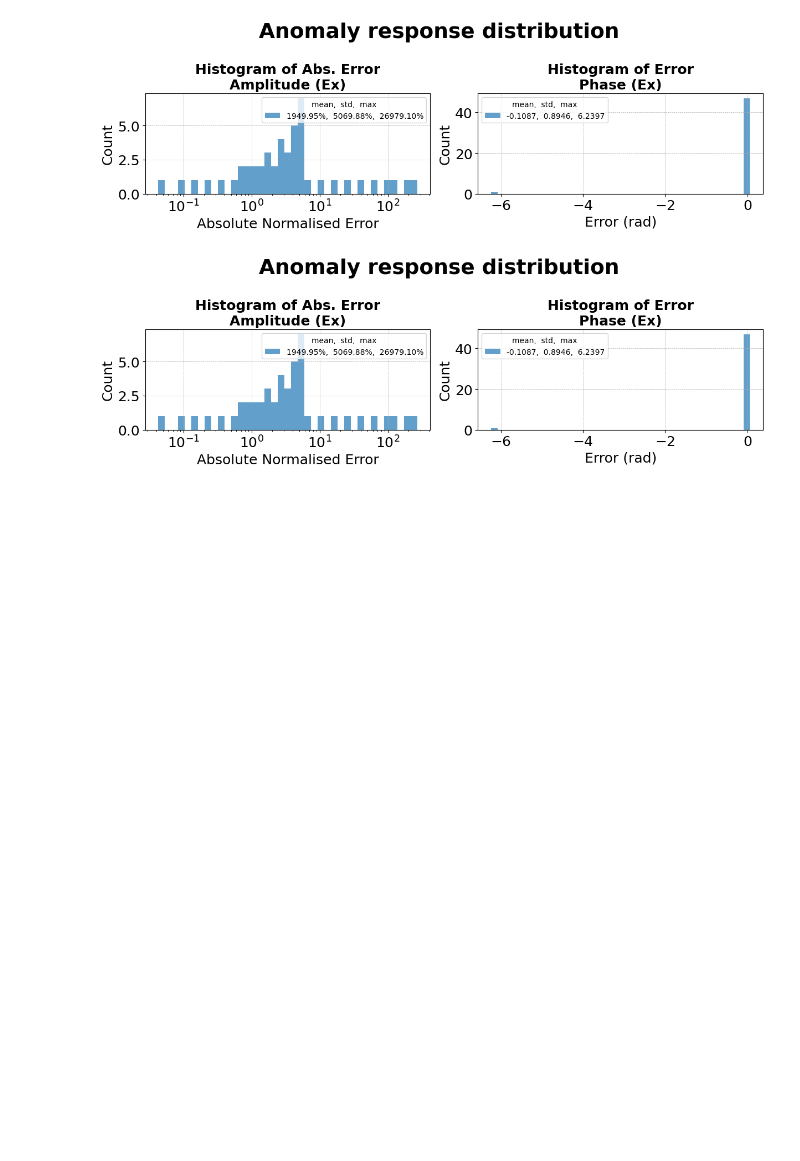
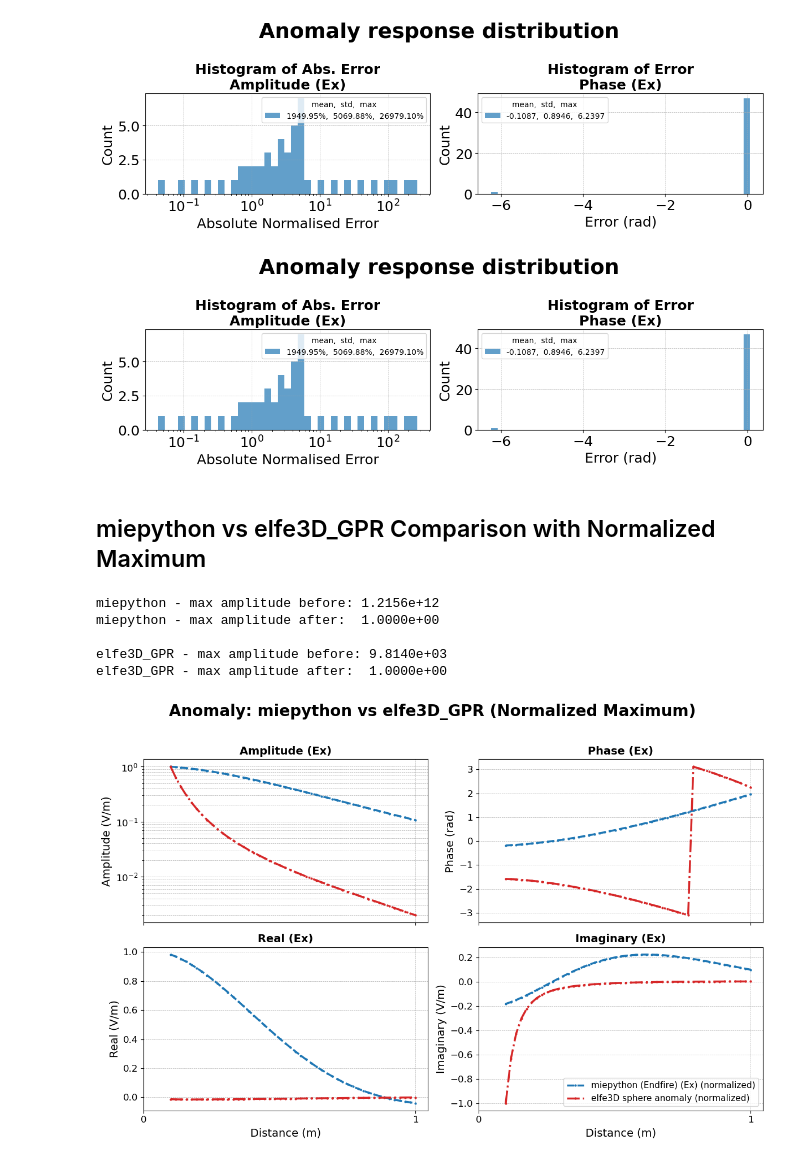
Before and after one commit to emsig/elfe3D_GPR, a Jupyter notebook: examples/04_anomalous_earth/anomaly_sphere_hs.ipynb, the cells around one changed output. Cells and saved outputs as stored; diff of their text form; code cells hidden in the pictures; blank space fills up the shorter version.

Commit message:
More Changes for the spherical anomaly plotting

```diff
--- a/examples/04_anomalous_earth/anomaly_sphere_hs.ipynb
+++ b/examples/04_anomalous_earth/anomaly_sphere_hs.ipynb
@@ -200,12 +200,19 @@ r : 0.100 – 1.000 m   (48 receivers)
 # Background reference = two-layer model without the anomaly
 # Same CSV as the two-layered example — the anomaly response is the
 # difference between this and the anomaly run.
-ANALYTICAL_DIR = r'F:\Projects\EMGeoInversion\elfe3D_GPR\data\data_semi_analytical'
+ANALYTICAL_DIR  = r'F:\Projects\EMGeoInversion\elfe3D_GPR\data\data_semi_analytical'
+ANOMALY_DIR     = r'F:\Projects\EMGeoInversion\elfe3D_GPR\data\data_miepython'
 
 bg = AnalyticalLoader(
     os.path.join(ANALYTICAL_DIR, 'Exx_single_freq_4_100MHz_NR.csv'),
     label='Background (Evert)',
 ).endfire()
+
+
+anomaly_data = CSVFieldLoader(
+    os.path.join(ANOMALY_DIR, 'endfire_electric_field.csv'),
+    label='Anomaly',
+)
 # %% [markdown]
 ---
 ## 6 — Anomaly vs background comparison
@@ -280,3 +292,65 @@ SimpleErrorHistogramPlot([ef], reference=bg).plot(suptitle='Anomaly response dis
 # %% [output]
 [figure]
 [figure]
+# %% [markdown]
+## miepython vs elfe3D_GPR Comparison with Normalized Maximum
+# %%
+# Load miepython endfire data
+mie_endfire_loader = CSVFieldLoader(
+    filepath=os.path.join(ANOMALY_DIR, 'endfire_electric_field.csv'),
+    label='miepython (Endfire)',
+    distance_col='Distance (m)',
+    orientation='Endfire'
+)
+mie_endfire_raw = mie_endfire_loader.ex()
+
+# Normalize to maximum value (keeping rest of data as-is)
+def normalize_to_max(dataset: 'GPRDataset', suffix: str = "(normalized)") -> 'GPRDataset':
+    """
+    Normalize amplitude, real, and imaginary parts to same maximum.
+    Phase remains unchanged (already dimensionless angle).
+    """
+    max_val = max(
+        np.abs(dataset.amp).max(),
+        np.abs(dataset.real).max(),
+        np.abs(dataset.imag).max()
+    )
+
+    if max_val == 0:
+        return dataset
+
+    from fieldreader import GPRDataset
+    return GPRDataset(
+        amp=dataset.amp / max_val,
+        phase=dataset.phase,  # Unchanged
+        real=dataset.real / max_val,
+        imag=dataset.imag / max_val,
+        orientation=dataset.orientation,
+        r=dataset.r,
+        label=f"{dataset.label} {suffix}"
+    )
+
+# Normalize both datasets
+mie_normalized = normalize_to_max(mie_endfire_raw, "(normalized)")
+elfe_normalized = normalize_to_max(ef, "(normalized)")
+
+print(f"miepython - max amplitude before: {mie_endfire_raw.amp.max():.4e}")
+print(f"miepython - max amplitude after:  {mie_normalized.amp.max():.4e}")
+print(f"\nelfe3D_GPR - max amplitude before: {ef.amp.max():.4e}")
+print(f"elfe3D_GPR - max amplitude after:  {elfe_normalized.amp.max():.4e}")
+# %% [output]
+miepython - max amplitude before: 1.2156e+12
+miepython - max amplitude after:  1.0000e+00
+
+elfe3D_GPR - max amplitude before: 9.8140e+03
+elfe3D_GPR - max amplitude after:  1.0000e+00
+# %%
+# Plot normalized comparison: Multi-dataset overlay (ReceiverLinePlot)
+fig1 = ReceiverLinePlot(
+    datasets=[mie_normalized, elfe_normalized],
+    base_lw=2.5,
+    font={"suptitle": 20, "label": 14, "tick": 12, "legend": 11},
+    figsize=(12, 8)
+).plot(suptitle="Anomaly: miepython vs elfe3D_GPR (Normalized Maximum)")
+# %% [output]
+[figure, added]
```
Also changed, not shown: parts of 4 cells of this notebook, 6 other files.
